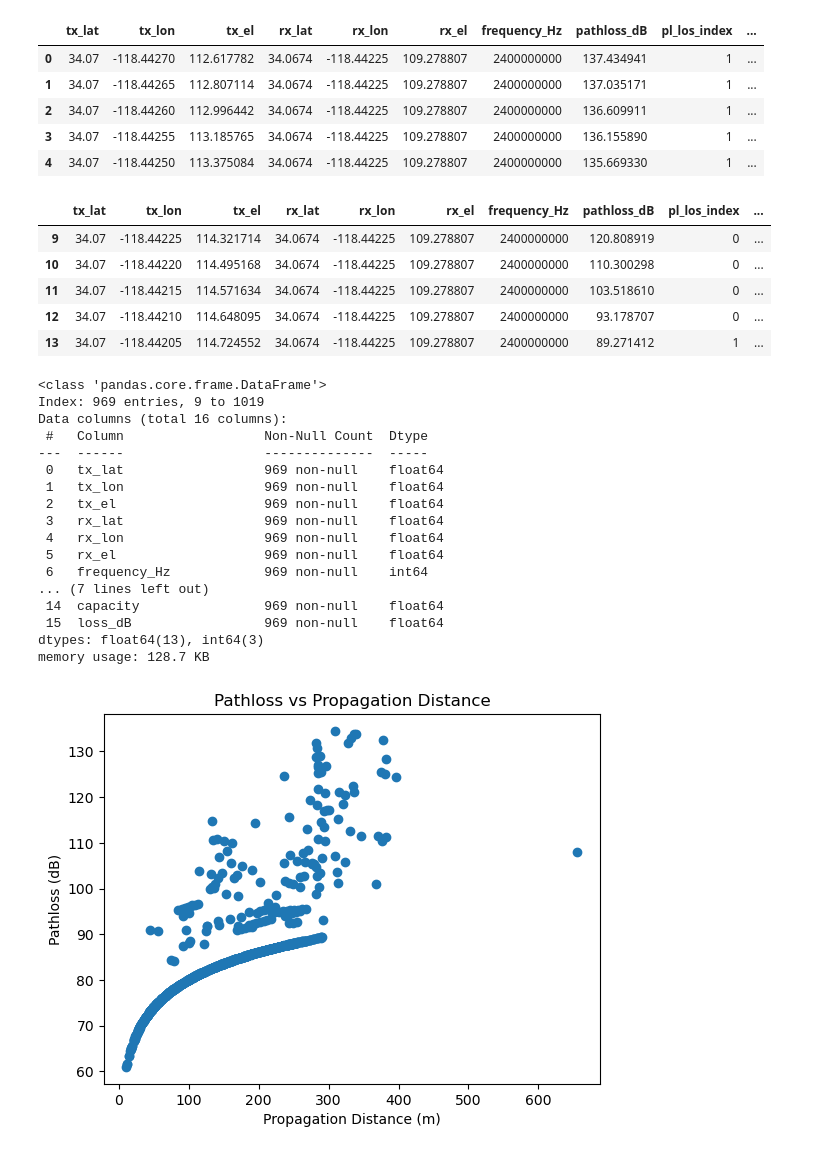
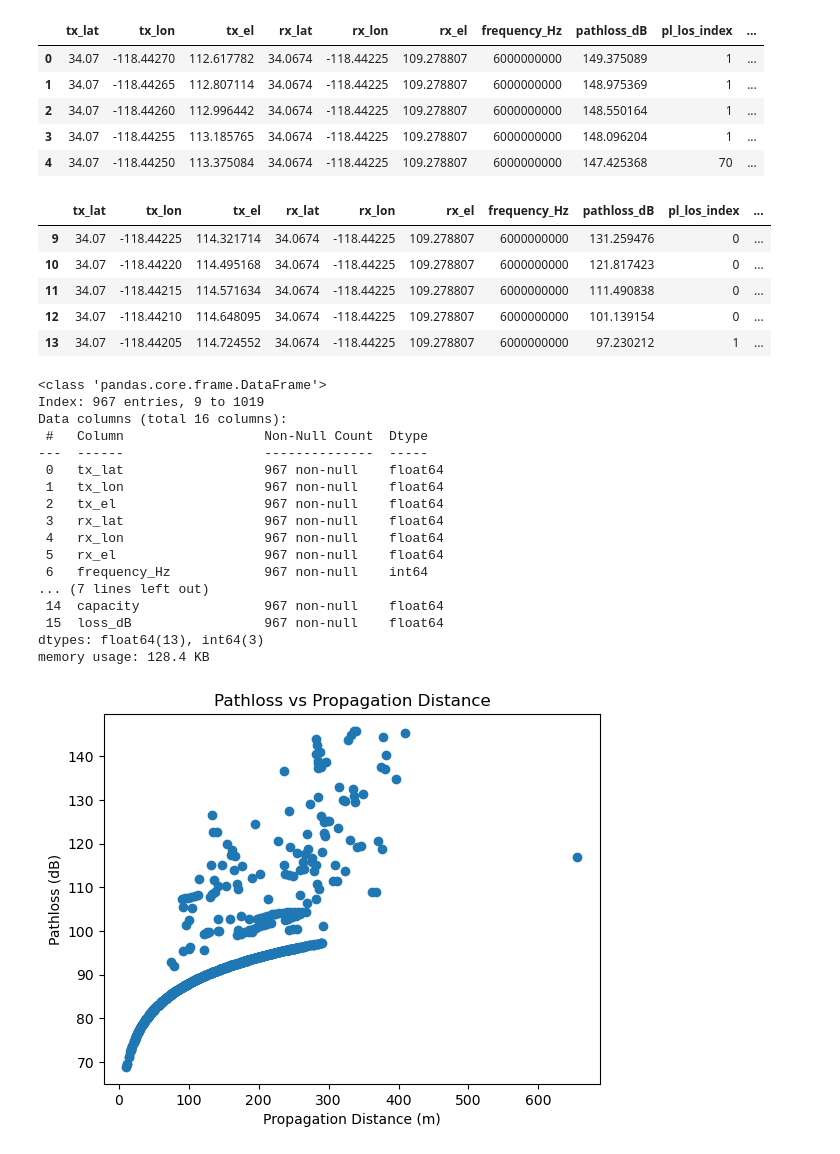
Before and after one commit to kmoy22/239_proj, a Jupyter notebook: mlp.ipynb, the cells around one changed output. Cells and saved outputs as stored; diff of their text form; code cells hidden in the pictures.

```diff
--- a/mlp.ipynb
+++ b/mlp.ipynb
@@ -21,15 +21,15 @@ from sklearn.pipeline import Pipeline
 from sklearn.metrics import r2_score
 # %%
 #Load Data
-data = pd.read_csv('./pathloss_data.csv')
+data = pd.read_csv('./pathloss_data_6G.csv')
 data.head()
 # %% [output]
 |  | tx_lat | tx_lon | tx_el | rx_lat | rx_lon | rx_el | frequency_Hz | pathloss_dB | pl_los_index | ... |
-| 0 | 34.07 | -118.44270 | 112.617782 | 34.0674 | -118.44225 | 109.278807 | 2400000000 | 137.434941 | 1 | ... |
-| 1 | 34.07 | -118.44265 | 112.807114 | 34.0674 | -118.44225 | 109.278807 | 2400000000 | 137.035171 | 1 | ... |
-| 2 | 34.07 | -118.44260 | 112.996442 | 34.0674 | -118.44225 | 109.278807 | 2400000000 | 136.609911 | 1 | ... |
-| 3 | 34.07 | -118.44255 | 113.185765 | 34.0674 | -118.44225 | 109.278807 | 2400000000 | 136.155890 | 1 | ... |
-| 4 | 34.07 | -118.44250 | 113.375084 | 34.0674 | -118.44225 | 109.278807 | 2400000000 | 135.669330 | 1 | ... |
+| 0 | 34.07 | -118.44270 | 112.617782 | 34.0674 | -118.44225 | 109.278807 | 6000000000 | 149.375089 | 1 | ... |
+| 1 | 34.07 | -118.44265 | 112.807114 | 34.0674 | -118.44225 | 109.278807 | 6000000000 | 148.975369 | 1 | ... |
+| 2 | 34.07 | -118.44260 | 112.996442 | 34.0674 | -118.44225 | 109.278807 | 6000000000 | 148.550164 | 1 | ... |
+| 3 | 34.07 | -118.44255 | 113.185765 | 34.0674 | -118.44225 | 109.278807 | 6000000000 | 148.096204 | 1 | ... |
+| 4 | 34.07 | -118.44250 | 113.375084 | 34.0674 | -118.44225 | 109.278807 | 6000000000 | 147.425368 | 70 | ... |
 # %%
 # Remove entries that have -inf or inf values
 data = data.replace([np.inf, -np.inf], np.nan).dropna()
@@ -40,31 +40,31 @@ data.loc[data["pl_los_index"] > 1, "pl_los_index"] = 0
 data.head()
 # %% [output]
 |  | tx_lat | tx_lon | tx_el | rx_lat | rx_lon | rx_el | frequency_Hz | pathloss_dB | pl_los_index | ... |
-| 9 | 34.07 | -118.44225 | 114.321714 | 34.0674 | -118.44225 | 109.278807 | 2400000000 | 120.808919 | 0 | ... |
-| 10 | 34.07 | -118.44220 | 114.495168 | 34.0674 | -118.44225 | 109.278807 | 2400000000 | 110.300298 | 0 | ... |
-| 11 | 34.07 | -118.44215 | 114.571634 | 34.0674 | -118.44225 | 109.278807 | 2400000000 | 103.518610 | 0 | ... |
-| 12 | 34.07 | -118.44210 | 114.648095 | 34.0674 | -118.44225 | 109.278807 | 2400000000 | 93.178707 | 0 | ... |
-| 13 | 34.07 | -118.44205 | 114.724552 | 34.0674 | -118.44225 | 109.278807 | 2400000000 | 89.271412 | 1 | ... |
+| 9 | 34.07 | -118.44225 | 114.321714 | 34.0674 | -118.44225 | 109.278807 | 6000000000 | 131.259476 | 0 | ... |
+| 10 | 34.07 | -118.44220 | 114.495168 | 34.0674 | -118.44225 | 109.278807 | 6000000000 | 121.817423 | 0 | ... |
+| 11 | 34.07 | -118.44215 | 114.571634 | 34.0674 | -118.44225 | 109.278807 | 6000000000 | 111.490838 | 0 | ... |
+| 12 | 34.07 | -118.44210 | 114.648095 | 34.0674 | -118.44225 | 109.278807 | 6000000000 | 101.139154 | 0 | ... |
+| 13 | 34.07 | -118.44205 | 114.724552 | 34.0674 | -118.44225 | 109.278807 | 6000000000 | 97.230212 | 1 | ... |
 # %%
 data.info()
 # %% [output]
 <class 'pandas.core.frame.DataFrame'>
-Index: 969 entries, 9 to 1019
+Index: 967 entries, 9 to 1019
 Data columns (total 16 columns):
  #   Column                  Non-Null Count  Dtype
 ---  ------                  --------------  -----
- 0   tx_lat                  969 non-null    float64
- 1   tx_lon                  969 non-null    float64
- 2   tx_el                   969 non-null    float64
- 3   rx_lat                  969 non-null    float64
- 4   rx_lon                  969 non-null    float64
- 5   rx_el                   969 non-null    float64
- 6   frequency_Hz            969 non-null    int64
+ 0   tx_lat                  967 non-null    float64
+ 1   tx_lon                  967 non-null    float64
+ 2   tx_el                   967 non-null    float64
+ 3   rx_lat                  967 non-null    float64
+ 4   rx_lon                  967 non-null    float64
+ 5   rx_el                   967 non-null    float64
+ 6   frequency_Hz            967 non-null    int64
 ... (7 lines left out)
- 14  capacity                969 non-null    float64
- 15  loss_dB                 969 non-null    float64
+ 14  capacity                967 non-null    float64
+ 15  loss_dB                 967 non-null    float64
 dtypes: float64(13), int64(3)
-memory usage: 128.7 KB
+memory usage: 128.4 KB
 # %%
 plt.plot(data['propagation_distance_m'], data['pathloss_dB'], 'o')
 plt.xlabel('Propagation Distance (m)')
@@ -72,7 +72,7 @@ plt.ylabel('Pathloss (dB)')
 plt.title('Pathloss vs Propagation Distance')
 plt.show()
 # %% [output]
-[figure, old version]
+[figure, new version]
 # %%
 plt.plot(data['SNR_dB'], data['capacity'], 'o')
 plt.xlabel('SNR (dB)')
```
Also changed, not shown: parts of 10 cells of this notebook, 3 other files.
